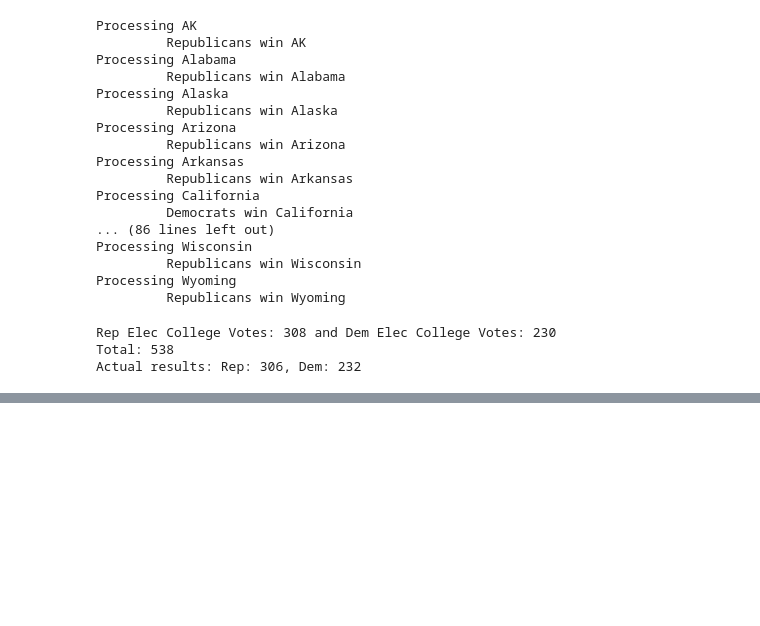
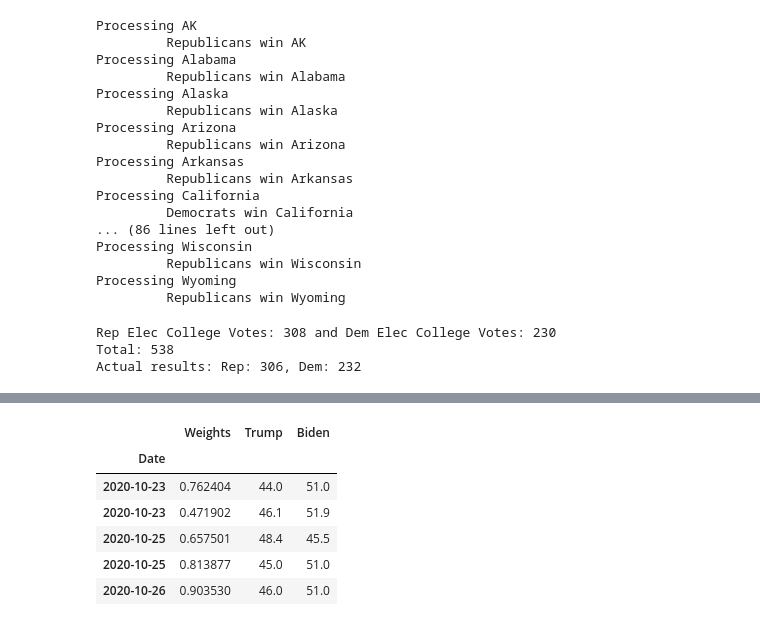
Before and after one commit to nowaycomputer/us_election_2020, a Jupyter notebook: notebooks/2020 Demographic Polls Model.ipynb, the cells around one changed output, grey strips where cells are left out. Drawn from its saved outputs; the diff is of its cells as text; code cells hidden in the pictures; blank space fills up the shorter version.

```diff
--- a/notebooks/2020 Demographic Polls Model.ipynb
+++ b/notebooks/2020 Demographic Polls Model.ipynb
@@ -821,0 +697,10 @@ plt.gcf().autofmt_xdate()
+# %%
+get_polls_for_state('Pennsylvania').tail(5)
+# %% [output]
+|  | Weights | Trump | Biden |
+| Date |  |  |  |
+| 2020-10-23 | 0.762404 | 44.0 | 51.0 |
+| 2020-10-23 | 0.471902 | 46.1 | 51.9 |
+| 2020-10-25 | 0.657501 | 48.4 | 45.5 |
+| 2020-10-25 | 0.813877 | 45.0 | 51.0 |
+| 2020-10-26 | 0.903530 | 46.0 | 51.0 |
```
Also changed, not shown: parts of 16 cells of this notebook, 6 other files.
